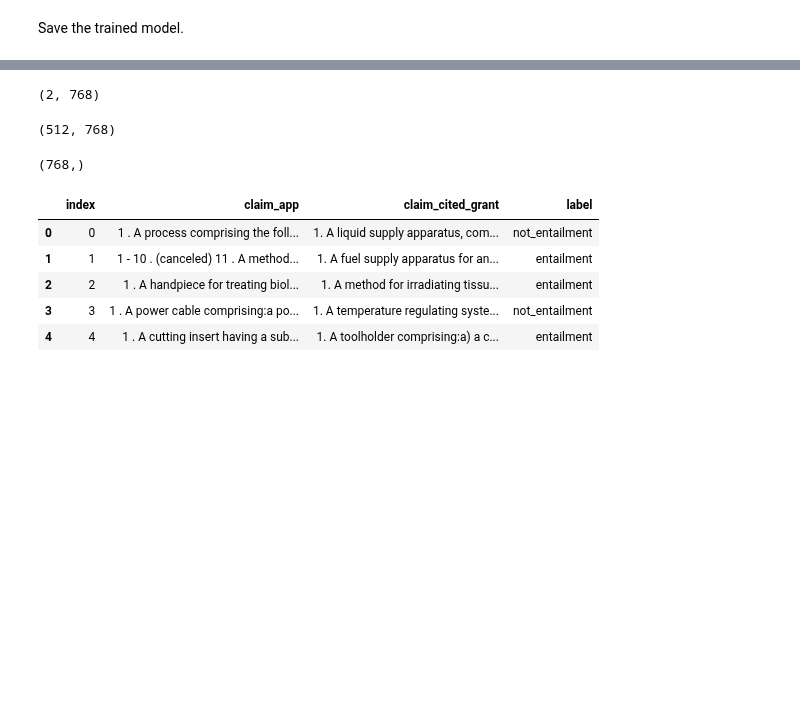
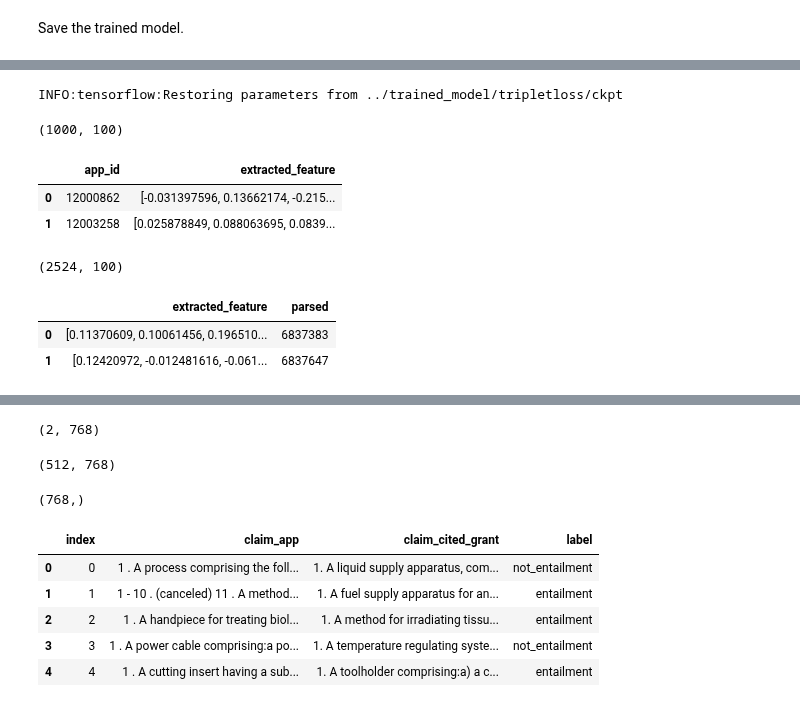
Before and after one commit to yoheikikuta/US-patent-analysis, a Jupyter notebook: notebook/tripletloss_model_using_extracted_features_from_BERT.ipynb, the cells around one changed output, grey strips where cells are left out. Saved outputs shown, nothing was run; the diff lists cells and outputs as text; code cells hidden in the pictures; blank space fills up the shorter version.

```diff
--- a/notebook/tripletloss_model_using_extracted_features_from_BERT.ipynb
+++ b/notebook/tripletloss_model_using_extracted_features_from_BERT.ipynb
@@ -418,2 +481,21 @@ saver.save("./bert/model/trained_tripletloss_model/ckpt")
+# %%
+import os
+import tensorflow as tf
+
+tf.enable_eager_execution()
+tfe = tf.contrib.eager
+
+class Model(object):
+    def __init__(self, input_shape, output_shape):
+        self.input_shape = input_shape
+        self.output_shape = output_shape
+        self.W = tfe.Variable( tf.random_normal( [self.input_shape, self.output_shape] ), name='weight' )
+        self.B = tfe.Variable( tf.random_normal( [self.output_shape] ), name='bias' )
+        self.variables = [ self.W, self.B ]
+
+    def frwrd_pass(self,X_train):
+        out = tf.matmul( X_train, self.W ) + self.B
+
+        return out
 # %%
 model = Model(input_shape=768, output_shape=100)
@@ -523,0 +502,26 @@ test_feature[ test_feature['index'] == 1470 ]
+# %%
+tfe.Saver((model.variables)).restore("../trained_model/tripletloss/ckpt")
+# %% [output]
+INFO:tensorflow:Restoring parameters from ../trained_model/tripletloss/ckpt
+# %%
+sorted_keys = sorted(test_normalized_feature_dict_1000.keys())
+
+test_feature_tensors = tf.convert_to_tensor(
+    np.array([ test_normalized_feature_dict_1000[k] for k in sorted_keys ]),
+    dtype=tf.float32)
+# %%
+test_extracted_features = model.frwrd_pass(test_feature_tensors).numpy()
+# %%
+test_extracted_features.shape
+# %% [output]
+(1000, 100)
+# %%
+test_extracted_features_df = pd.DataFrame({
+    'app_id':sorted_keys, 'extracted_feature':[ v/np.linalg.norm(v) for v in test_extracted_features ]
+})
+# %%
+test_extracted_features_df.head(2)
+# %% [output]
+|  | app_id | extracted_feature |
+| 0 | 12000862 | [-0.031397596, 0.13662174, -0.215... |
+| 1 | 12003258 | [0.025878849, 0.088063695, 0.0839... |
@@ -523,0 +536,4 @@ test_feature[ test_feature['index'] == 1470 ]
+# %%
+grants_extracted_features.shape
+# %% [output]
+(2524, 100)
@@ -523,0 +544,6 @@ test_feature[ test_feature['index'] == 1470 ]
+# %%
+grants_extracted_features_df.head(2)
+# %% [output]
+|  | extracted_feature | parsed |
+| 0 | [0.11370609, 0.10061456, 0.196510... | 6837383 |
+| 1 | [0.12420972, -0.012481616, -0.061... | 6837647 |
```
Also changed, not shown: parts of 50 cells of this notebook.
